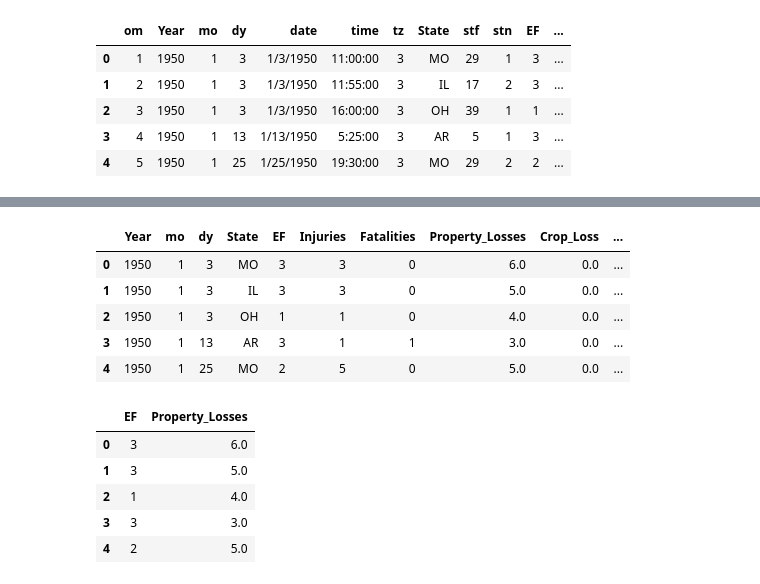
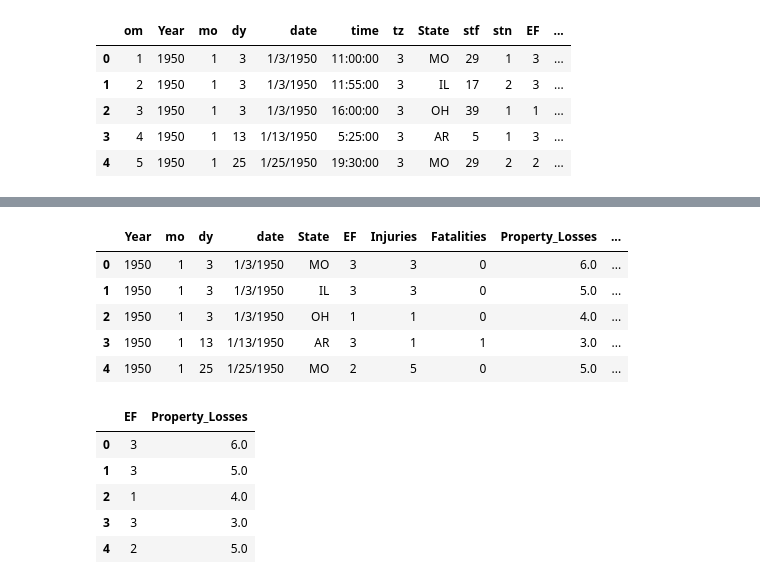
Before and after one commit to azizamirsaidova/aws_disaster_response_hackathon, a Jupyter notebook: Loss_score.ipynb, the cells around one changed output, grey strips where cells are left out. Drawn from its saved outputs; the diff is of its cells as text; code cells hidden in the pictures.

```diff
--- a/Loss_score.ipynb
+++ b/Loss_score.ipynb
@@ -8,6 +10,8 @@ import numpy as np
 import matplotlib.pyplot as plt
 import seaborn as sns
 import warnings
+import plotly.express as px
+import plotly.graph_objects as go
 from sklearn.model_selection import train_test_split
 from sklearn.linear_model import LinearRegression, LogisticRegression
 from sklearn.svm import SVC
@@ -16,7 +20,7 @@ from sklearn.metrics import classification_report,confusion_matrix,accuracy_scor
 from sklearn.preprocessing import StandardScaler,LabelEncoder,OneHotEncoder
 from sklearn.ensemble import RandomForestClassifier
 from sklearn.neighbors import KNeighborsClassifier
-df=pd.read_csv('/content/Tornadoes_SPC_1950to2015.csv').rename({'yr':'Year','fat':'Fatalities','loss':'Property_Losses','inj':'Injuries','mag':'EF','closs':'Crop_Loss','st':'State'},axis=1)
+df=pd.read_csv('Tornadoes_SPC_1950to2015.csv').rename({'yr':'Year','fat':'Fatalities','loss':'Property_Losses','inj':'Injuries','mag':'EF','closs':'Crop_Loss','st':'State'},axis=1)
 df.head()
 # %% [output]
 |  | om | Year | mo | dy | date | time | tz | State | stf | stn | EF | ... |
@@ -59,19 +63,19 @@ fc                 0
 dtype: int64
 # %%
 df=df.copy()
-df=df.drop(['date','stn','om','fc','tz','stf'],axis=1)
+df=df.drop(['stn','om','fc','tz','stf'],axis=1)
 df['time']=pd.to_datetime(df['time'])
 df['hour']=df['time'].apply(lambda x:x.hour)
 df['minute']=df['time'].apply(lambda x:x.minute)
 df=df.drop('time',axis=1)
 df.head()
 # %% [output]
-|  | Year | mo | dy | State | EF | Injuries | Fatalities | Property_Losses | Crop_Loss | ... |
-| 0 | 1950 | 1 | 3 | MO | 3 | 3 | 0 | 6.0 | 0.0 | ... |
-| 1 | 1950 | 1 | 3 | IL | 3 | 3 | 0 | 5.0 | 0.0 | ... |
-| 2 | 1950 | 1 | 3 | OH | 1 | 1 | 0 | 4.0 | 0.0 | ... |
-| 3 | 1950 | 1 | 13 | AR | 3 | 1 | 1 | 3.0 | 0.0 | ... |
-| 4 | 1950 | 1 | 25 | MO | 2 | 5 | 0 | 5.0 | 0.0 | ... |
+|  | Year | mo | dy | date | State | EF | Injuries | Fatalities | Property_Losses | ... |
+| 0 | 1950 | 1 | 3 | 1/3/1950 | MO | 3 | 3 | 0 | 6.0 | ... |
+| 1 | 1950 | 1 | 3 | 1/3/1950 | IL | 3 | 3 | 0 | 5.0 | ... |
+| 2 | 1950 | 1 | 3 | 1/3/1950 | OH | 1 | 1 | 0 | 4.0 | ... |
+| 3 | 1950 | 1 | 13 | 1/13/1950 | AR | 3 | 1 | 1 | 3.0 | ... |
+| 4 | 1950 | 1 | 25 | 1/25/1950 | MO | 2 | 5 | 0 | 5.0 | ... |
 # %%
 # for column in df.columns:
 #     missing_cnt = df[column][df[column] == 0].count()
```
Also changed, not shown: parts of 34 cells of this notebook.
